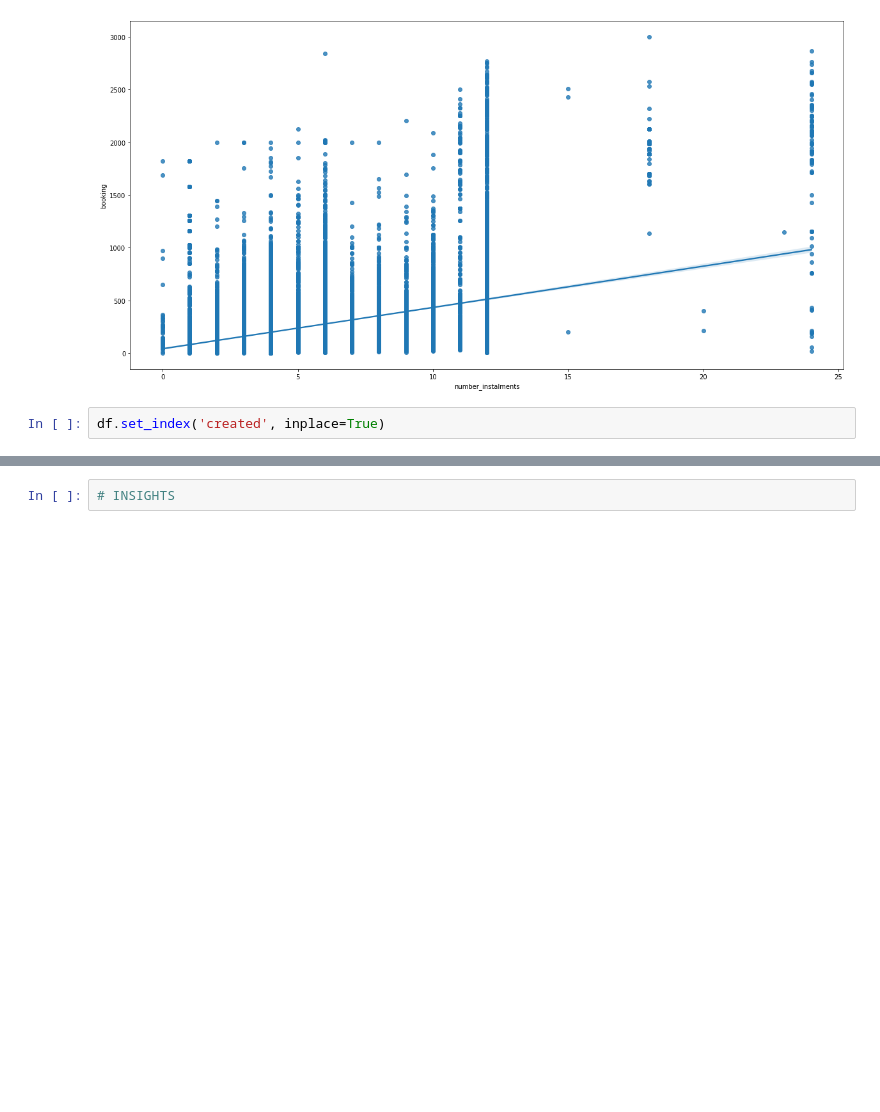
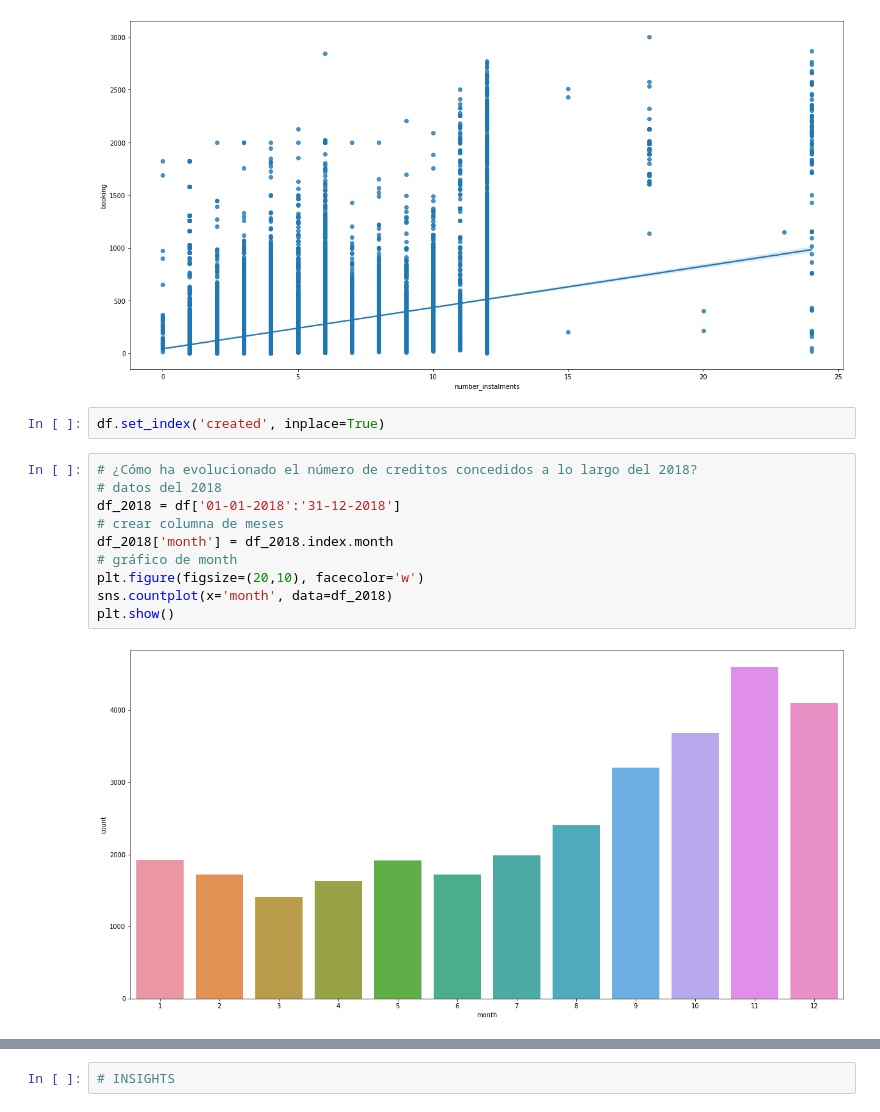
Before and after one commit to marcusRB/The_Bridge_DataScience_PT_ALUMNI_feb22, a Jupyter notebook: 99_CHALLENGES/01_Challenge_DataAnalysis_SQL/01_[Challenge]_DataAnalysis.ipynb, the cells around one changed output, grey strips where cells are left out. Drawn from its saved outputs; the diff is of its cells as text; blank space fills up the shorter version.

```diff
--- a/99_CHALLENGES/01_Challenge_DataAnalysis_SQL/01_[Challenge]_DataAnalysis.ipynb
+++ b/99_CHALLENGES/01_Challenge_DataAnalysis_SQL/01_[Challenge]_DataAnalysis.ipynb
@@ -273,3 +276,15 @@ plt.show()
 [figure]
 # %%
 df.set_index('created', inplace=True)
+# %%
+# ¿Cómo ha evolucionado el número de creditos concedidos a lo largo del 2018?
+# datos del 2018
+df_2018 = df['01-01-2018':'31-12-2018']
+# crear columna de meses
+df_2018['month'] = df_2018.index.month
+# gráfico de month
+plt.figure(figsize=(20,10), facecolor='w')
+sns.countplot(x='month', data=df_2018)
+plt.show()
+# %% [output]
+[figure, added]
```
Also changed, not shown: parts of 11 cells of this notebook, 1 other file.
